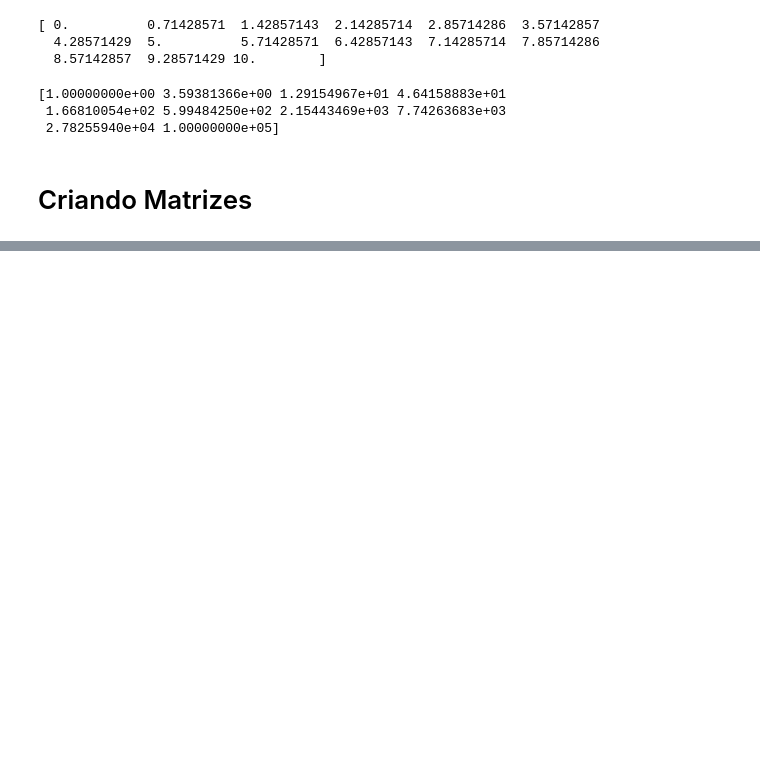
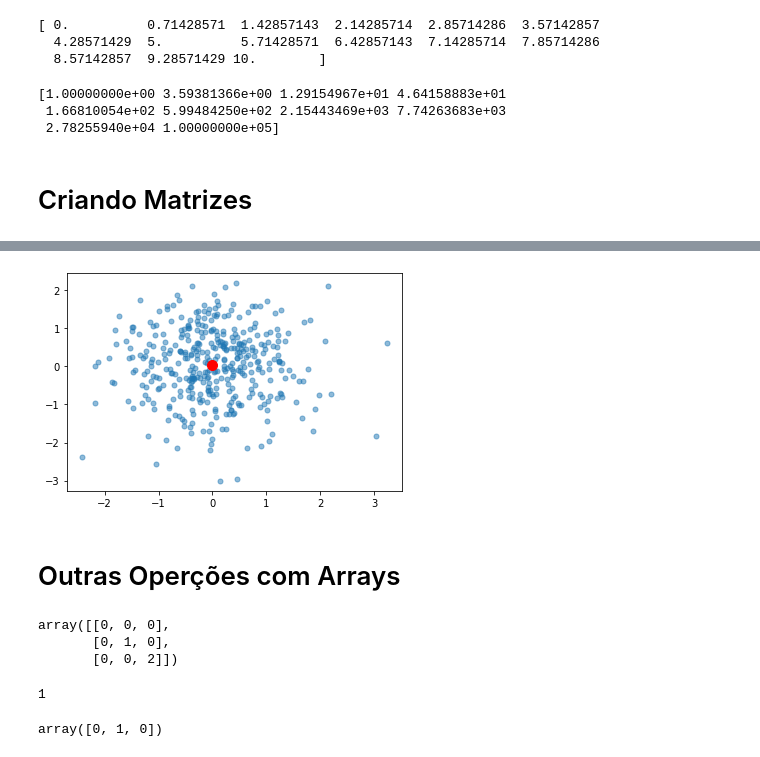
Before and after one commit to pedrohcms/curso_dsa, a Jupyter notebook: Cap08/numpy.ipynb, the cells around one changed output, grey strips where cells are left out. Cells and saved outputs as stored; diff of their text form; code cells hidden in the pictures; blank space fills up the shorter version.

```diff
--- a/Cap08/numpy.ipynb
+++ b/Cap08/numpy.ipynb
@@ -171,0 +431,8 @@ print(np.logspace(0, 5, 10))
+# %%
+plt.plot(a[:,0], a[:,1], 'o', markersize=5, alpha=0.5)
+plt.plot(m[0], m[1], 'ro', markersize=10)
+plt.show()
+# %% [output]
+[figure, added]
+# %% [markdown]
+# Outras Operções com Arrays
@@ -171,0 +442,14 @@ print(np.logspace(0, 5, 10))
+# %%
+a
+# %% [output]
+array([[0, 0, 0],
+       [0, 1, 0],
+       [0, 0, 2]])
+# %%
+a[1, 1]
+# %% [output]
+1
+# %%
+a[1]
+# %% [output]
+array([0, 1, 0])
```
Also changed, not shown: parts of 77 cells of this notebook, 4 other files.
